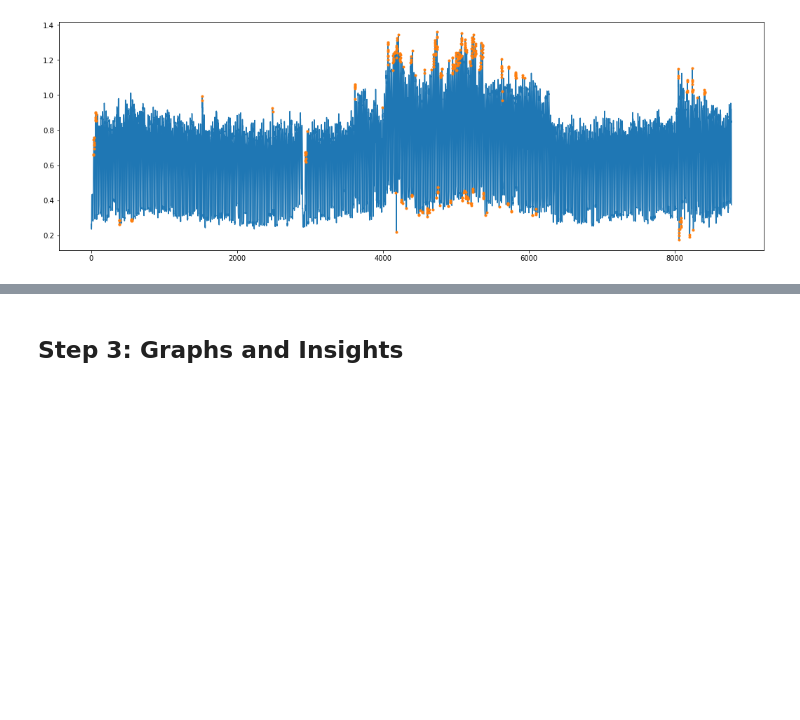
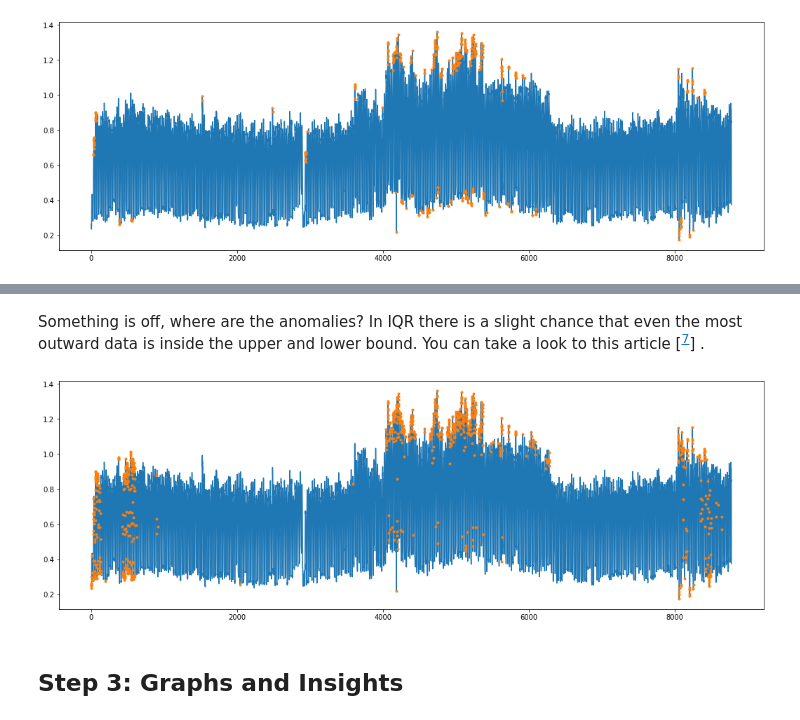
Before and after one commit to AliErenAkkoyun/full-data-science-project, a Jupyter notebook: Untitled.ipynb, the cells around one changed output, grey strips where cells are left out. Cells and saved outputs as stored; diff of their text form; code cells hidden in the pictures; blank space fills up the shorter version.

```diff
--- a/Untitled.ipynb
+++ b/Untitled.ipynb
@@ -287,3 +307,35 @@ plt.show()
+# %% [markdown]
+Something is off, where are the anomalies? In IQR there is a slight chance that even the most outward data is inside the upper and lower bound. You can take a look to this article [<sup>[7]</sup>] .
+
+[7]: https://medium.com/analytics-vidhya/anomaly-detection-part-1-acf1a993b573
+# %%
+# Isolation Forest
+import warnings
+warnings.filterwarnings("ignore")
+
+from sklearn.ensemble import IsolationForest
+
+model = IsolationForest(contamination=0.1,behaviour="new")  # Set contaminationas expected percentage of anomalies
+
+input_data = pd.DataFrame({
+    "consumption": energy_data["consumption"],
+    "temperature": energy_data["temperature"]
+})
+
+X_train, X_test = train_test_split(input_data, test_size=0.2)
+
+model.fit(X_train)
+
+isolation_forest_score = model.predict(input_data)
+
+isolation_forest_anomalies = energy_data["consumption"][isolation_forest_score == -1]
+
+plt.figure(figsize=(18,6))
+plt.plot(energy_data["consumption"])
+plt.plot(isolation_forest_anomalies,".")
+plt.show()
+# %% [output]
+[figure, added]
 # %% [markdown]
 ## Step 3: Graphs and Insights
 # %% [markdown]
```
Also changed, not shown: parts of 2 cells of this notebook.
